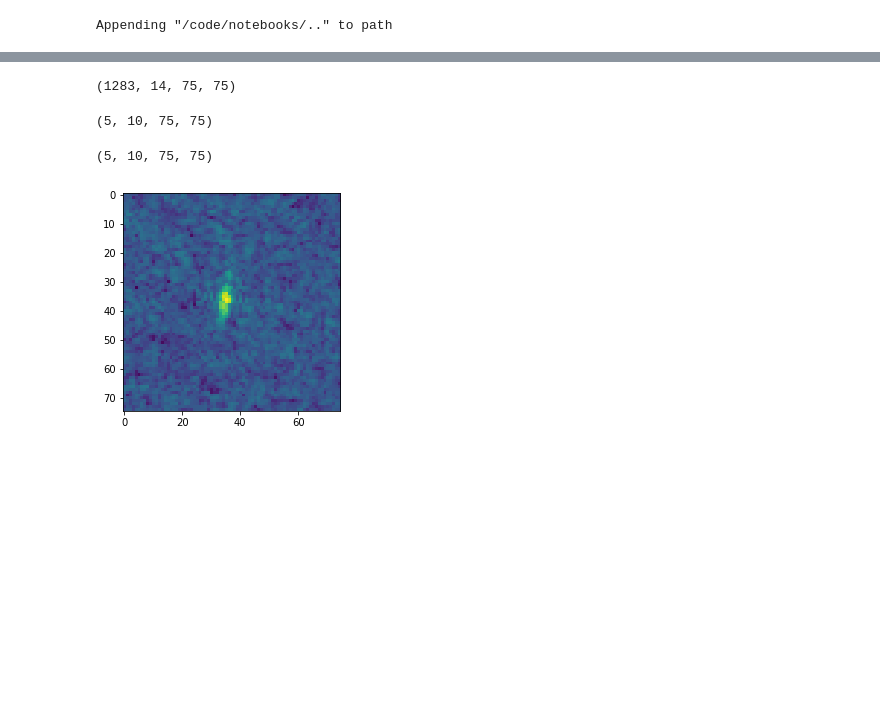
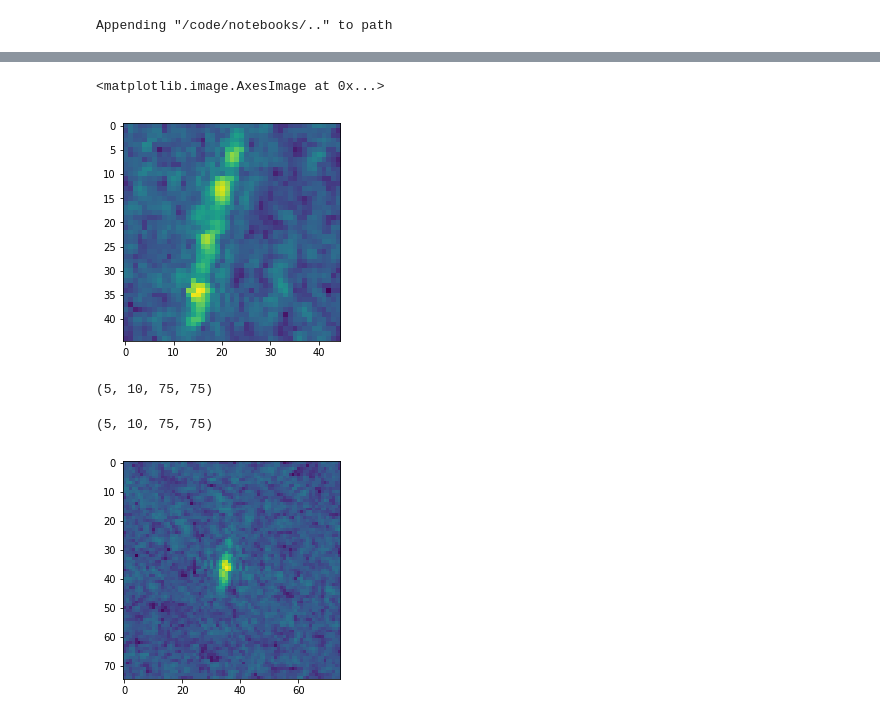
Before and after one commit to Webstep/StatoilCCoreKaggle, a Jupyter notebook: notebooks/milesg-dev.ipynb, the cells around one changed output, grey strips where cells are left out. Cells and saved outputs as stored; diff of their text form; code cells hidden in the pictures; blank space fills up the shorter version.

```diff
--- a/notebooks/milesg-dev.ipynb
+++ b/notebooks/milesg-dev.ipynb
@@ -91,8 +91,14 @@ Mean: -0.5323864374681191, STD: 0.04848366180847746
-# %%
-imgs = clf._preprocess(xTrain)
-imgs.shape
-# %% [output]
-(1283, 14, 75, 75)
+# %%
+from skimage.transform import resize
+
+pic = imgs[0][0]
+
+pic = pic[15:60, 15:60]
+
+plt.imshow(pic)
+# %% [output]
+<matplotlib.image.AxesImage at 0x...>
+[figure, added]
 # %%
 imgs = np.array([
     ImageTransformer.transform(
```
Also changed, not shown: parts of 5 cells of this notebook, 4 other files.
